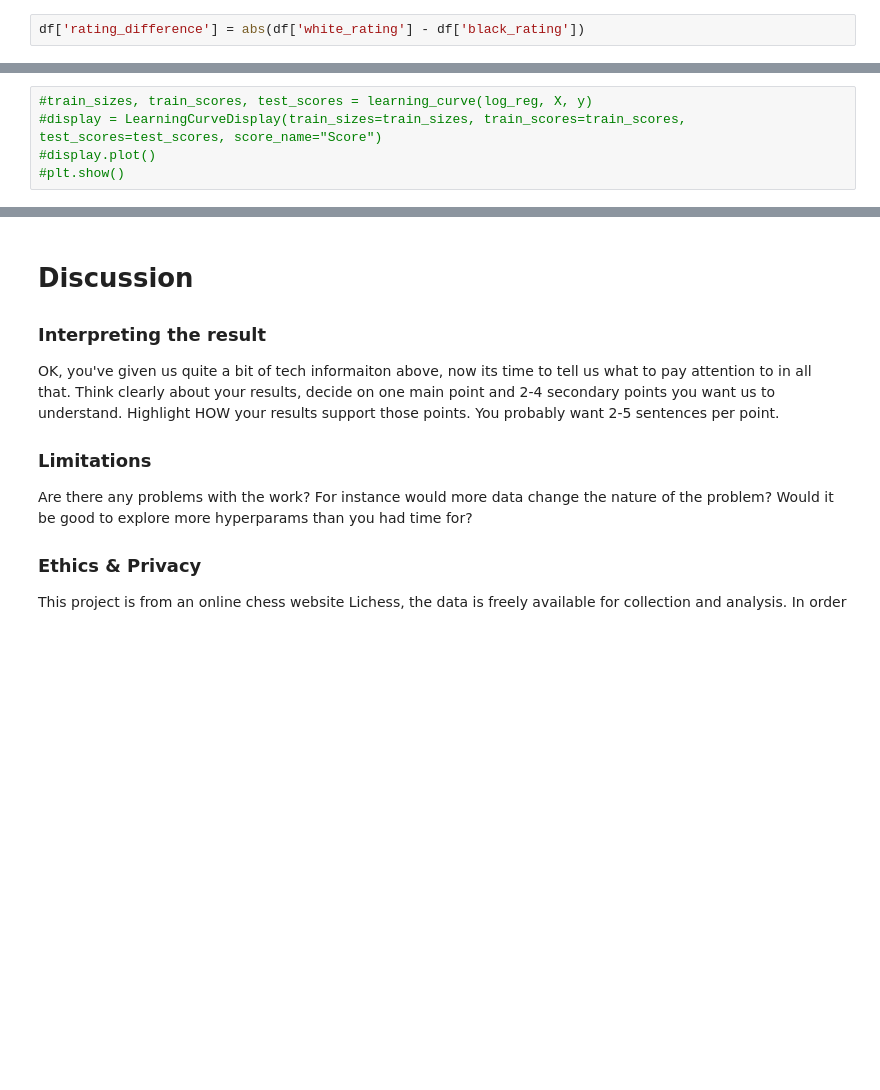
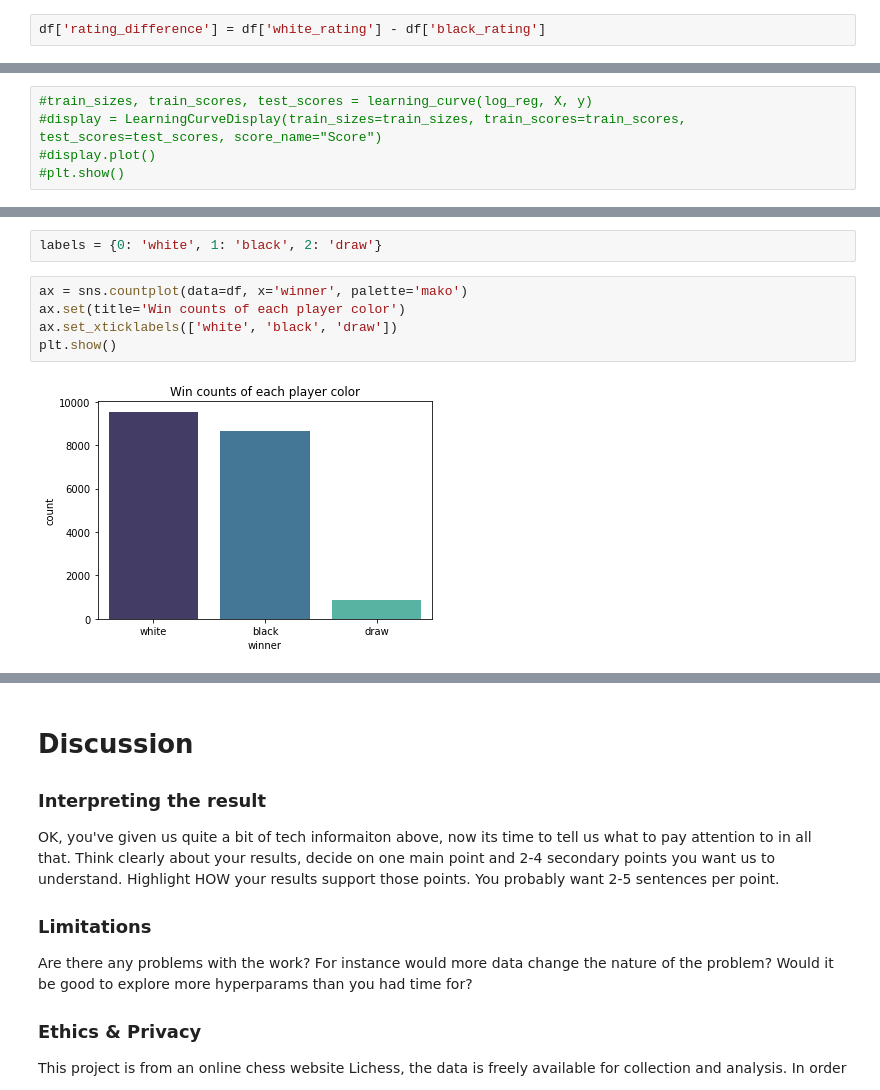
Before and after one commit to kalampark/Lichess-analysis-and-winner-prediction, a Jupyter notebook: FinalProjectGroup037-Wi23.ipynb, the cells around one changed output, grey strips where cells are left out. Cells and saved outputs as stored; diff of their text form; blank space fills up the shorter version.

```diff
--- a/FinalProjectGroup037-Wi23.ipynb
+++ b/FinalProjectGroup037-Wi23.ipynb
@@ -297,4 +283,4 @@ df
 # %% [markdown]
 **It can be also beneficial to add a column that holds the disparity between the two players' ratings. The logic is higher disparity = greater probability to win**
 # %%
-df['rating_difference'] = abs(df['white_rating'] - df['black_rating'])
+df['rating_difference'] = df['white_rating'] - df['black_rating']
@@ -420,0 +441,9 @@ Maybe you do model selection again, but using a different kind of metric than be
+# %%
+labels = {0: 'white', 1: 'black', 2: 'draw'}
+# %%
+ax = sns.countplot(data=df, x='winner', palette='mako')
+ax.set(title='Win counts of each player color')
+ax.set_xticklabels(['white', 'black', 'draw'])
+plt.show()
+# %% [output]
+[figure, added]
```
Also changed, not shown: parts of 24 cells of this notebook.
